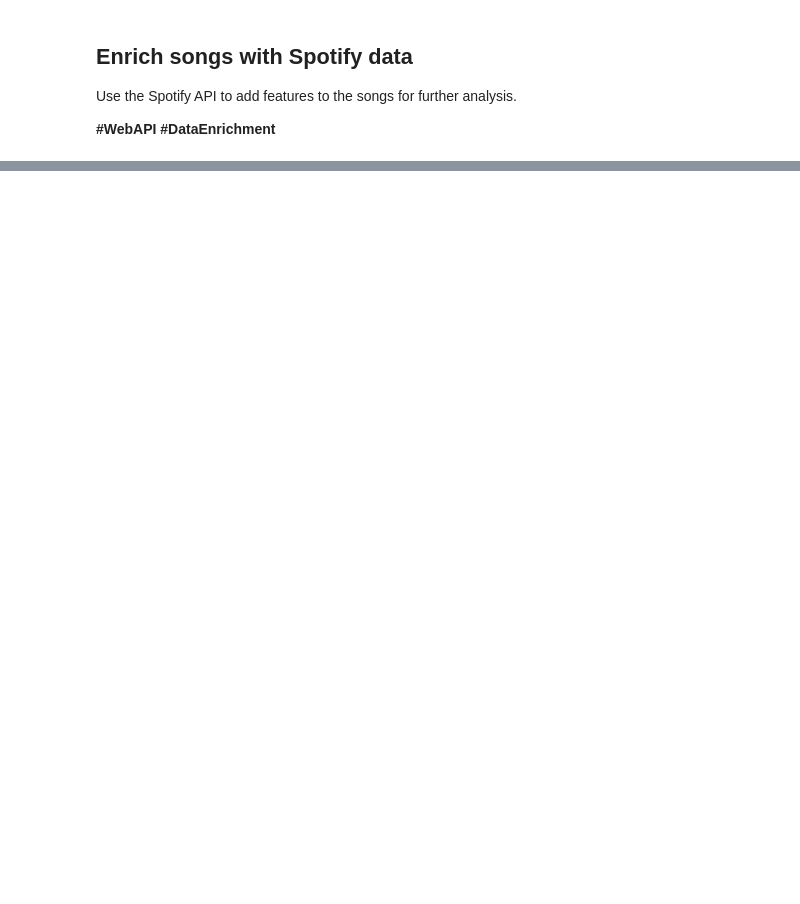
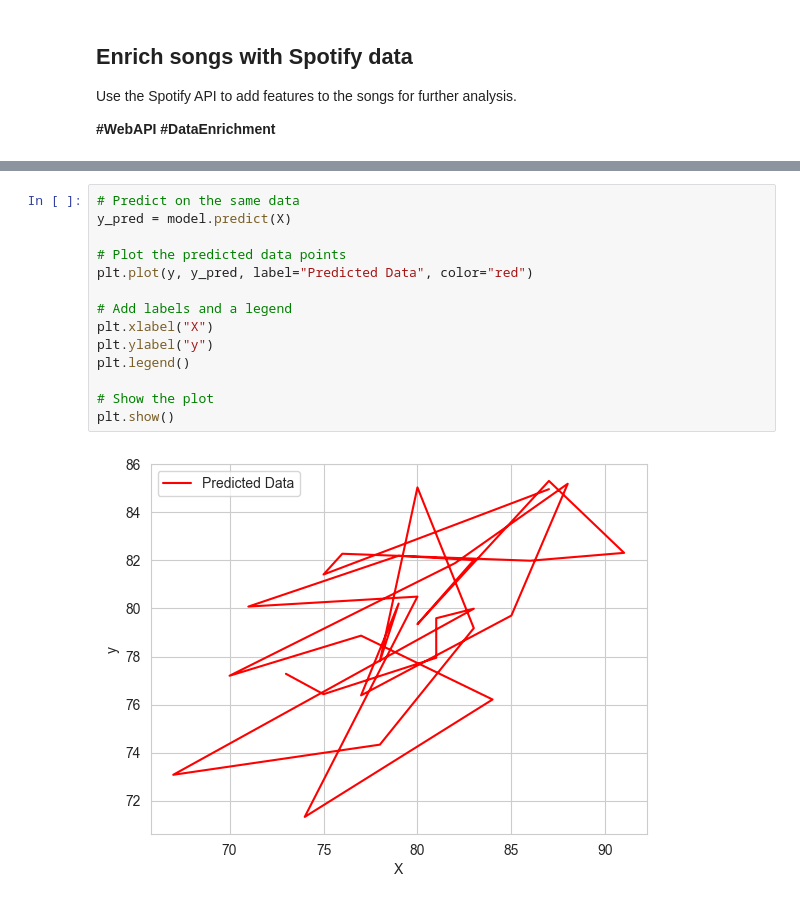
Before and after one commit to Sallydw/spotify_playlist_analysis, a Jupyter notebook: exploratory_analysis.ipynb, the cells around one changed output, grey strips where cells are left out. Saved outputs shown, nothing was run; the diff lists cells and outputs as text; blank space fills up the shorter version.

```diff
--- a/exploratory_analysis.ipynb
+++ b/exploratory_analysis.ipynb
@@ -130,0 +160,16 @@ spotify_songs_df
+# %%
+# Predict on the same data
+y_pred = model.predict(X)
+
+# Plot the predicted data points
+plt.plot(y, y_pred, label="Predicted Data", color="red")
+
+# Add labels and a legend
+plt.xlabel("X")
+plt.ylabel("y")
+plt.legend()
+
+# Show the plot
+plt.show()
+# %% [output]
+[figure, added]
```
Also changed, not shown: parts of 8 cells of this notebook, 1 other file.
